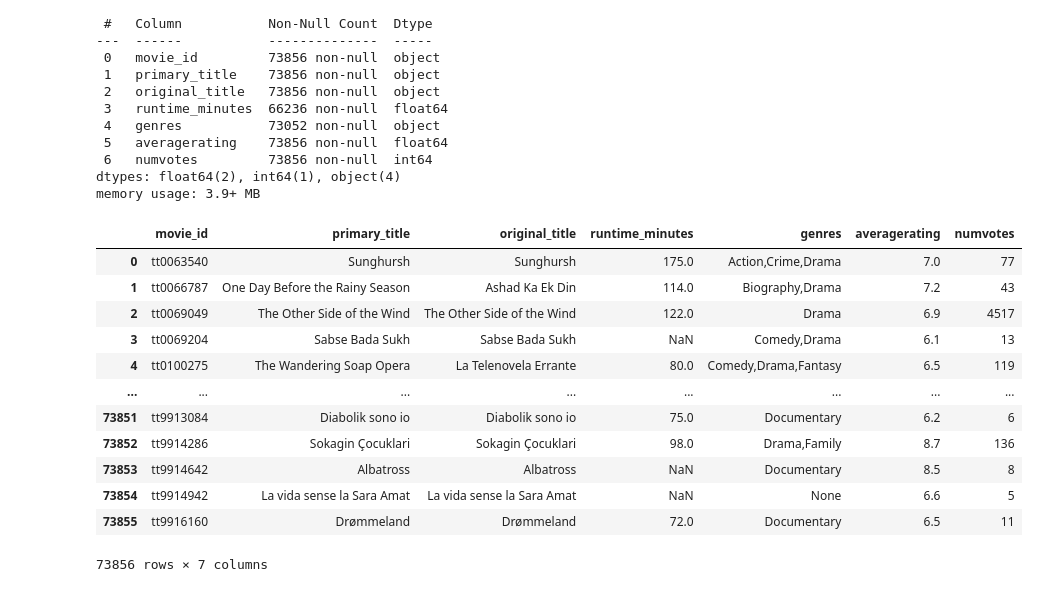
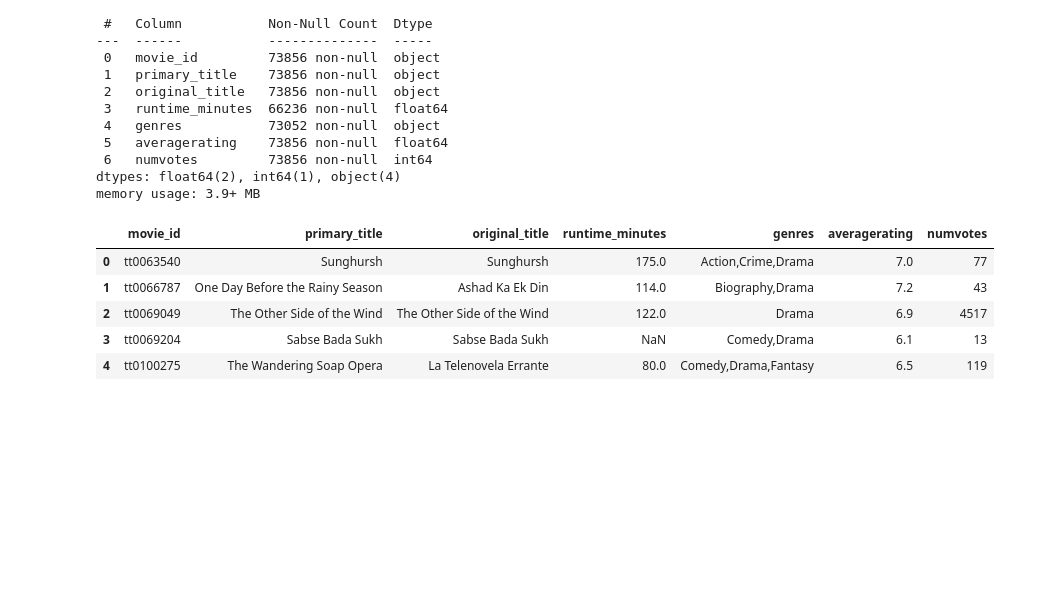
Before and after one commit to LydiaCuffman/film-investment-project, a Jupyter notebook: student.ipynb, the cells around one changed output. Saved outputs shown, nothing was run; the diff lists cells and outputs as text; code cells hidden in the pictures; blank space fills up the shorter version.

```diff
--- a/student.ipynb
+++ b/student.ipynb
@@ -119,10 +121,11 @@ import matplotlib.pyplot as plt
 
 conn = sqlite3.connect('zippedData/im.db')
 # %%
-#creating a dataframe with the info we want to take from the imdb database
+#creating a dataframe with relevant information from IMDB database
 imdb_ratings = pd.read_sql(
     """
-    SELECT basics.movie_id, basics.primary_title, basics.original_title, basics.runtime_minutes, basics.genres, ratings.averagerating, ratings.numvotes
+    SELECT basics.movie_id, basics.primary_title, basics.original_title,
+    basics.runtime_minutes, basics.genres, ratings.averagerating, ratings.numvotes
     FROM movie_basics as basics
         JOIN movie_ratings as ratings
             USING(movie_id)
@@ -146,18 +149,11 @@ Data columns (total 7 columns):
 dtypes: float64(2), int64(1), object(4)
 memory usage: 3.9+ MB
 # %%
-imdb_ratings
+imdb_ratings.head()
 # %% [output]
 |  | movie_id | primary_title | original_title | runtime_minutes | genres | averagerating | numvotes |
 | 0 | tt0063540 | Sunghursh | Sunghursh | 175.0 | Action,Crime,Drama | 7.0 | 77 |
 | 1 | tt0066787 | One Day Before the Rainy Season | Ashad Ka Ek Din | 114.0 | Biography,Drama | 7.2 | 43 |
 | 2 | tt0069049 | The Other Side of the Wind | The Other Side of the Wind | 122.0 | Drama | 6.9 | 4517 |
 | 3 | tt0069204 | Sabse Bada Sukh | Sabse Bada Sukh | NaN | Comedy,Drama | 6.1 | 13 |
 | 4 | tt0100275 | The Wandering Soap Opera | La Telenovela Errante | 80.0 | Comedy,Drama,Fantasy | 6.5 | 119 |
-| ... | ... | ... | ... | ... | ... | ... | ... |
-| 73851 | tt9913084 | Diabolik sono io | Diabolik sono io | 75.0 | Documentary | 6.2 | 6 |
-| 73852 | tt9914286 | Sokagin Çocuklari | Sokagin Çocuklari | 98.0 | Drama,Family | 8.7 | 136 |
-| 73853 | tt9914642 | Albatross | Albatross | NaN | Documentary | 8.5 | 8 |
-| 73854 | tt9914942 | La vida sense la Sara Amat | La vida sense la Sara Amat | NaN | None | 6.6 | 5 |
-| 73855 | tt9916160 | Drømmeland | Drømmeland | 72.0 | Documentary | 6.5 | 11 |
-73856 rows × 7 columns
```
Also changed, not shown: parts of 81 cells of this notebook, 1 other file.
